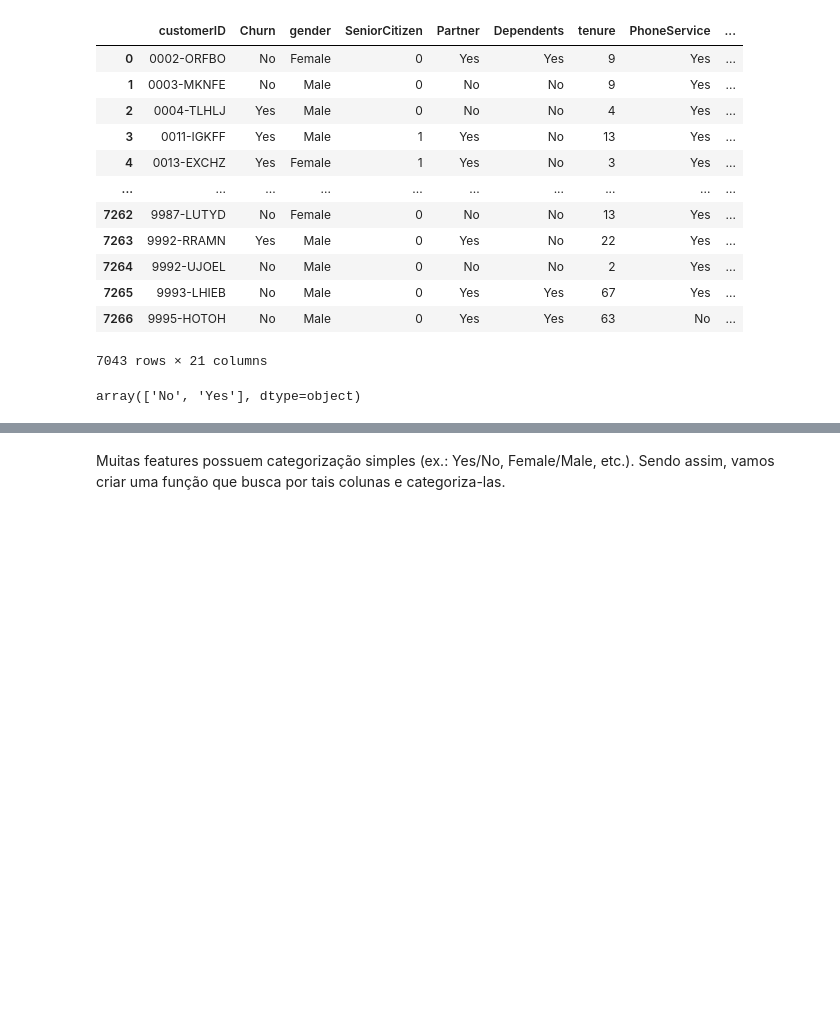
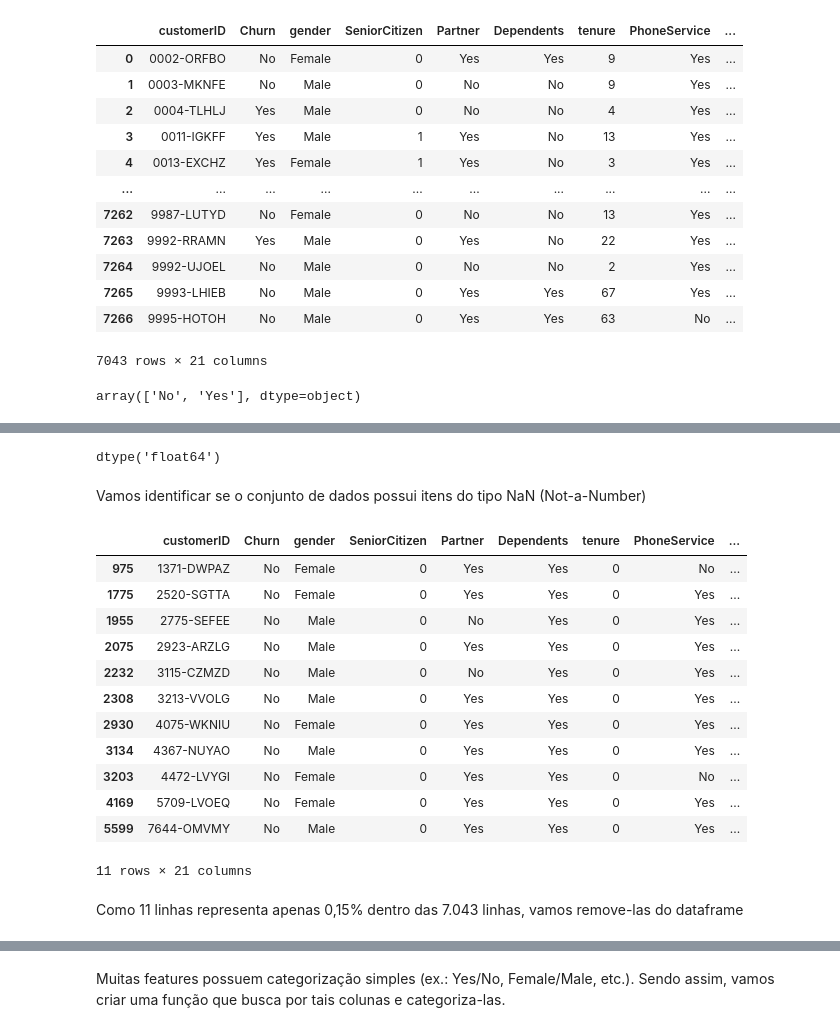
Before and after one commit to VitorFRodrigues/Alura_Challenges, a Jupyter notebook: notebook/Alura_Challenge_DataScience1.ipynb, the cells around one changed output, grey strips where cells are left out. Cells and saved outputs as stored; diff of their text form; code cells hidden in the pictures; blank space fills up the shorter version.

```diff
--- a/notebook/Alura_Challenge_DataScience1.ipynb
+++ b/notebook/Alura_Challenge_DataScience1.ipynb
@@ -122,0 +148,2 @@ array(['No', 'Yes'], dtype=object)
+# %%
+dados_limpos['Charges.Total'] = pd.to_numeric(dados_limpos['Charges.Total'], errors='coerce')
@@ -122,0 +157,24 @@ array(['No', 'Yes'], dtype=object)
+# %%
+dados_limpos['Charges.Total'].dtypes
+# %% [output]
+dtype('float64')
+# %% [markdown]
+Vamos identificar se o conjunto de dados possui itens do tipo NaN (Not-a-Number)
+# %%
+dados_limpos[dados_limpos.isna().any(axis=1)]
+# %% [output]
+|  | customerID | Churn | gender | SeniorCitizen | Partner | Dependents | tenure | PhoneService | ... |
+| 975 | 1371-DWPAZ | No | Female | 0 | Yes | Yes | 0 | No | ... |
+| 1775 | 2520-SGTTA | No | Female | 0 | Yes | Yes | 0 | Yes | ... |
+| 1955 | 2775-SEFEE | No | Male | 0 | No | Yes | 0 | Yes | ... |
+| 2075 | 2923-ARZLG | No | Male | 0 | Yes | Yes | 0 | Yes | ... |
+| 2232 | 3115-CZMZD | No | Male | 0 | No | Yes | 0 | Yes | ... |
+| 2308 | 3213-VVOLG | No | Male | 0 | Yes | Yes | 0 | Yes | ... |
+| 2930 | 4075-WKNIU | No | Female | 0 | Yes | Yes | 0 | Yes | ... |
+| 3134 | 4367-NUYAO | No | Male | 0 | Yes | Yes | 0 | Yes | ... |
+| 3203 | 4472-LVYGI | No | Female | 0 | Yes | Yes | 0 | No | ... |
+| 4169 | 5709-LVOEQ | No | Female | 0 | Yes | Yes | 0 | Yes | ... |
+| 5599 | 7644-OMVMY | No | Male | 0 | Yes | Yes | 0 | Yes | ... |
+11 rows × 21 columns
+# %% [markdown]
+Como 11 linhas representa apenas 0,15% dentro das 7.043 linhas, vamos remove-las do dataframe
```
Also changed, not shown: parts of 35 cells of this notebook.
